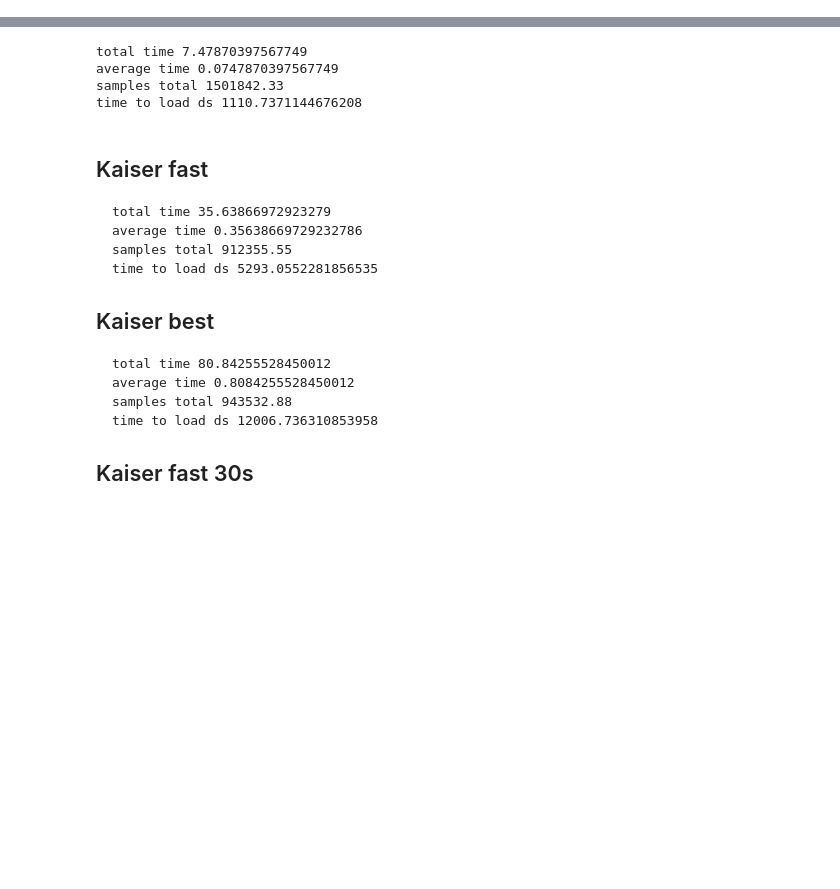
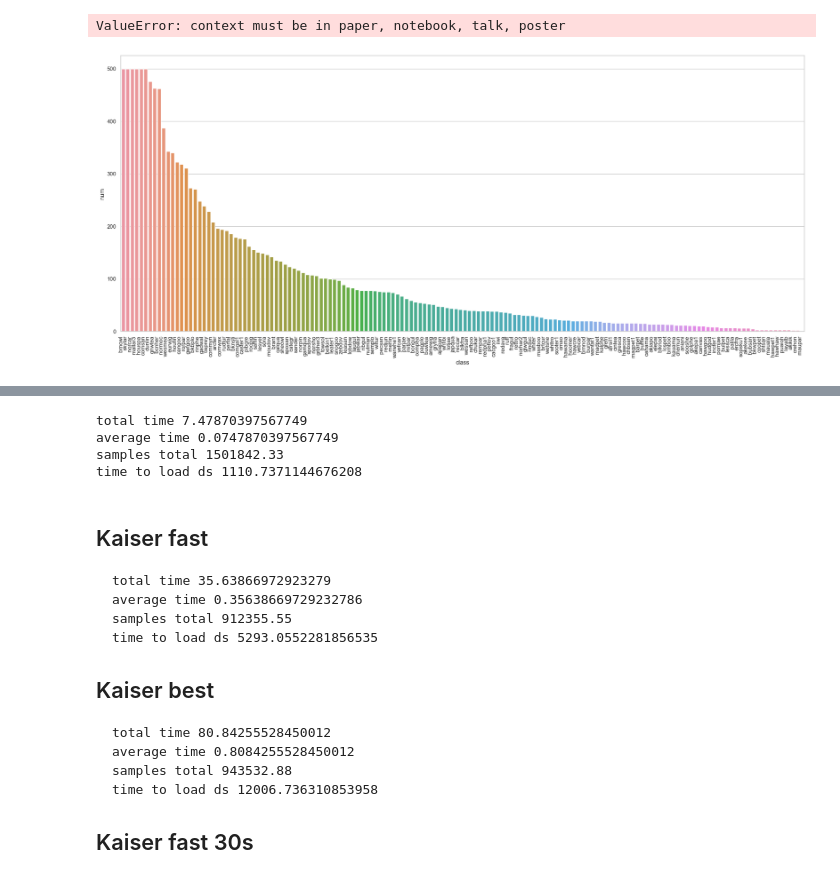
Before and after one commit to gakhromov/ai4good_birdclef, a Jupyter notebook: model/tester.ipynb, the cells around one changed output, grey strips where cells are left out. Drawn from its saved outputs; the diff is of its cells as text; code cells hidden in the pictures; blank space fills up the shorter version.

```diff
--- a/model/tester.ipynb
+++ b/model/tester.ipynb
@@ -33,0 +21,8 @@ folders = os.listdir('../datasets/birdclef22/train_audio/')
+# %%
+df_orig = pd.DataFrame()
+df_orig['class'] = os.listdir('../datasets/birdclef22/train_audio/')
+l = []
+for folder in df_orig['class']:
+    l.append(len(os.listdir(f'../datasets/birdclef22/train_audio/{folder}')))
+
+df_orig['num'] = l
@@ -33,0 +41,13 @@ folders = os.listdir('../datasets/birdclef22/train_audio/')
+# %%
+sb.set_style('whitegrid')
+sb.set_theme("presentation")
+# %% [output]
+ValueError: context must be in paper, notebook, talk, poster
+# %%
+fig, ax = plt.subplots(figsize=(20,9))
+ax = sb.barplot(data=df_orig.sort_values('num', ascending=False), x='class', y='num')
+ax.set_xticklabels(ax.get_xticklabels(), rotation=90, ha="right")
+plt.tight_layout()
+plt.show()
+# %% [output]
+[figure, added]
```
Also changed, not shown: parts of 10 cells of this notebook, 5 other files.
